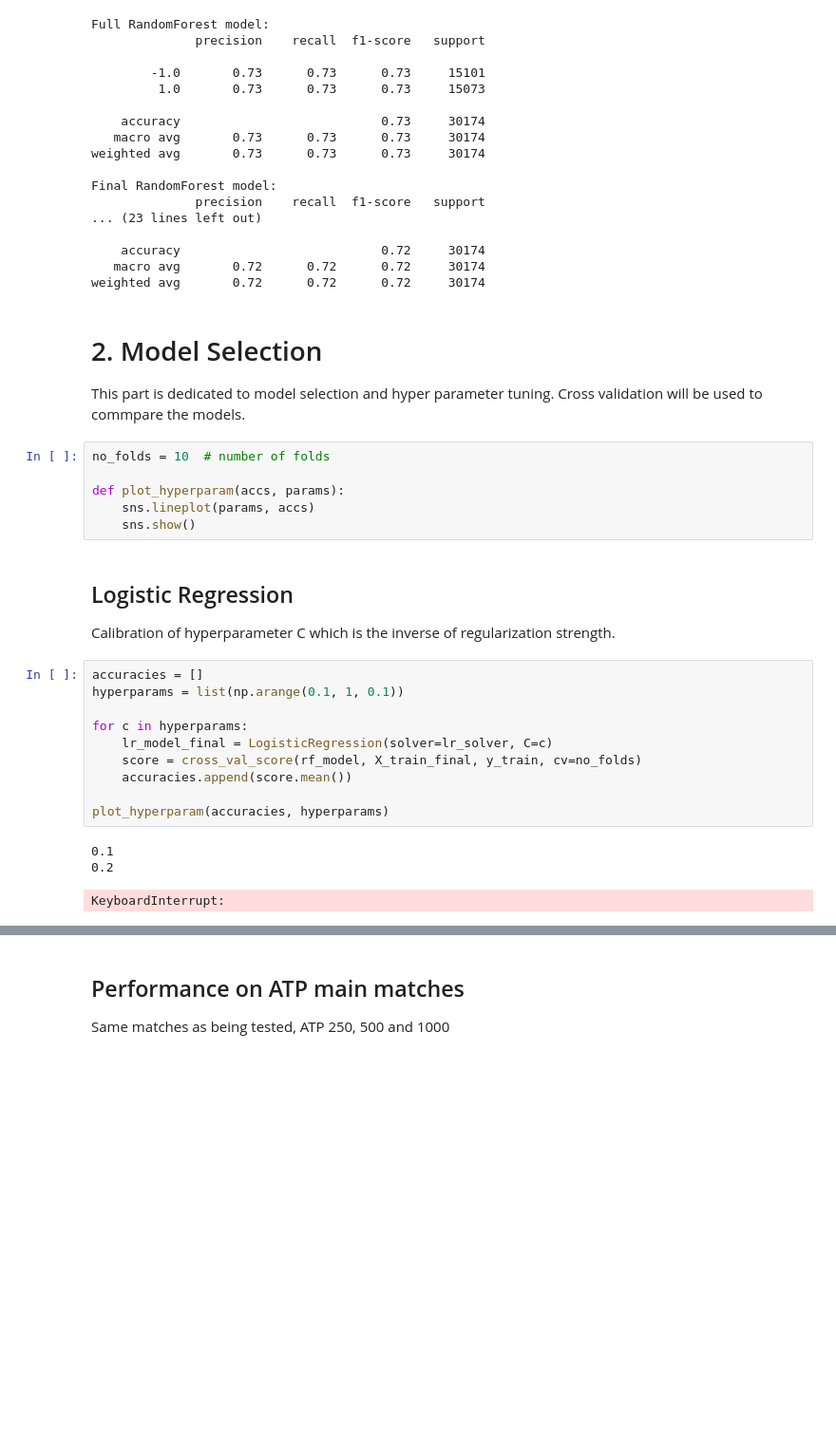
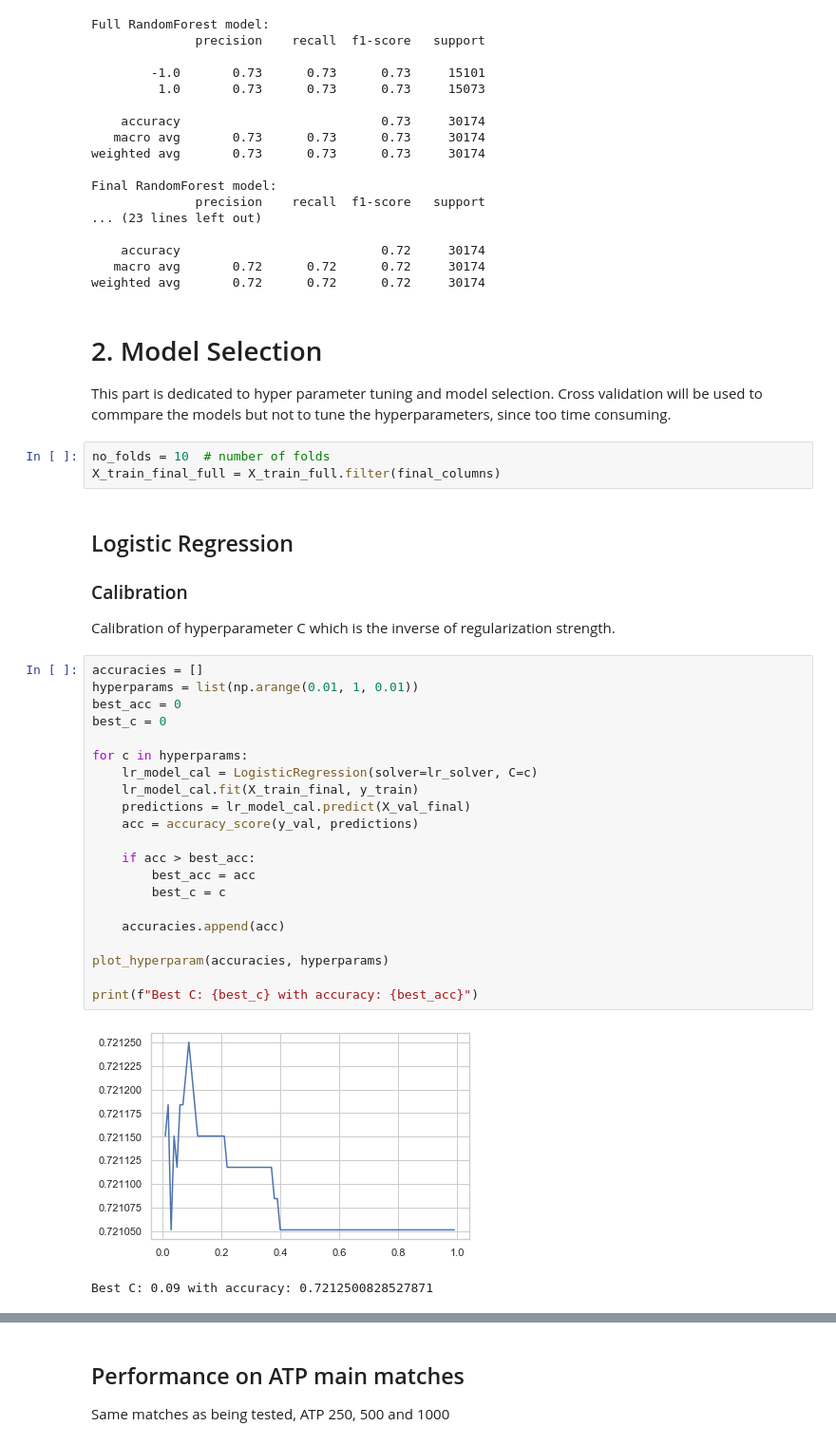
Before and after one commit to jost95/atp-tennis-predictions, a Jupyter notebook: feature_evaluation.ipynb, the cells around one changed output, grey strips where cells are left out. Shown at 95% size. Drawn from its saved outputs; the diff is of its cells as text; blank space fills up the shorter version.

Commit message:
More model selection

```diff
--- a/feature_evaluation.ipynb
+++ b/feature_evaluation.ipynb
@@ -266,28 +273,36 @@ weighted avg       0.72      0.72      0.72     30174
 # %% [markdown]
 # 2. Model Selection
 
-This part is dedicated to model selection and hyper parameter tuning. Cross validation will be used to commpare the models.
+This part is dedicated to hyper parameter tuning and model selection. Cross validation will be used to commpare the models but not to tune the hyperparameters, since too time consuming.
-# %%
-no_folds = 10  # number of folds
-
-def plot_hyperparam(accs, params):
-    sns.lineplot(params, accs)
-    sns.show()
+# %%
+no_folds = 10  # number of folds
+X_train_final_full = X_train_full.filter(final_columns)
 # %% [markdown]
 ## Logistic Regression
 
+### Calibration
 Calibration of hyperparameter C which is the inverse of regularization strength.
 # %%
 accuracies = []
-hyperparams = list(np.arange(0.1, 1, 0.1))
+hyperparams = list(np.arange(0.01, 1, 0.01))
+best_acc = 0
+best_c = 0
 
 for c in hyperparams:
-    lr_model_final = LogisticRegression(solver=lr_solver, C=c)
-    score = cross_val_score(rf_model, X_train_final, y_train, cv=no_folds)
-    accuracies.append(score.mean())
+    lr_model_cal = LogisticRegression(solver=lr_solver, C=c)
+    lr_model_cal.fit(X_train_final, y_train)
+    predictions = lr_model_cal.predict(X_val_final)
+    acc = accuracy_score(y_val, predictions)
+
+    if acc > best_acc:
+        best_acc = acc
+        best_c = c
+
+    accuracies.append(acc)
 
 plot_hyperparam(accuracies, hyperparams)
+
+print(f"Best C: {best_c} with accuracy: {best_acc}")
 # %% [output]
+[figure, added]
-0.1
-0.2
+Best C: 0.09 with accuracy: 0.7212500828527871
-KeyboardInterrupt:
```
Also changed, not shown: parts of 21 cells of this notebook.
